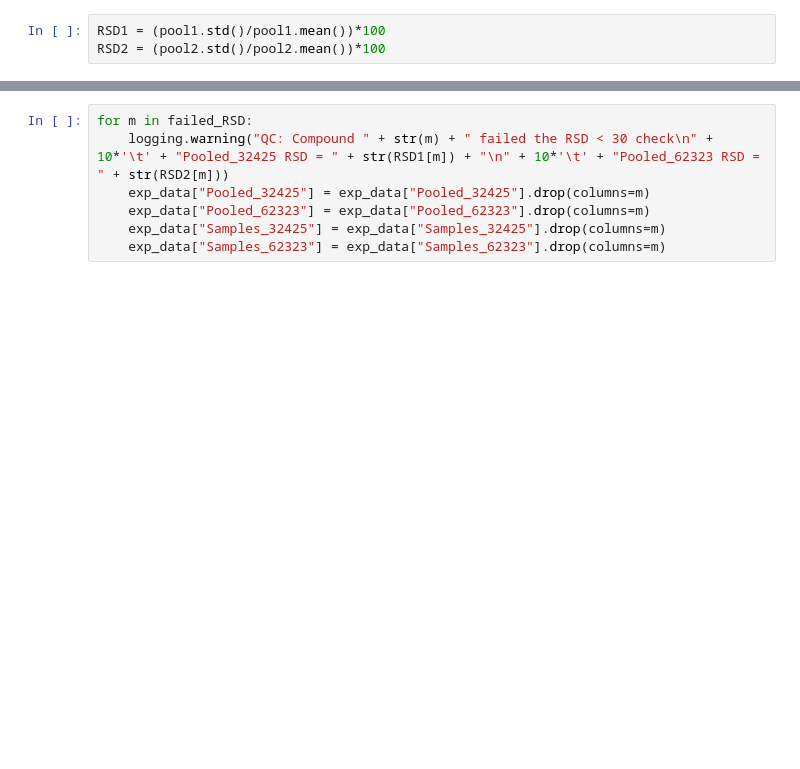
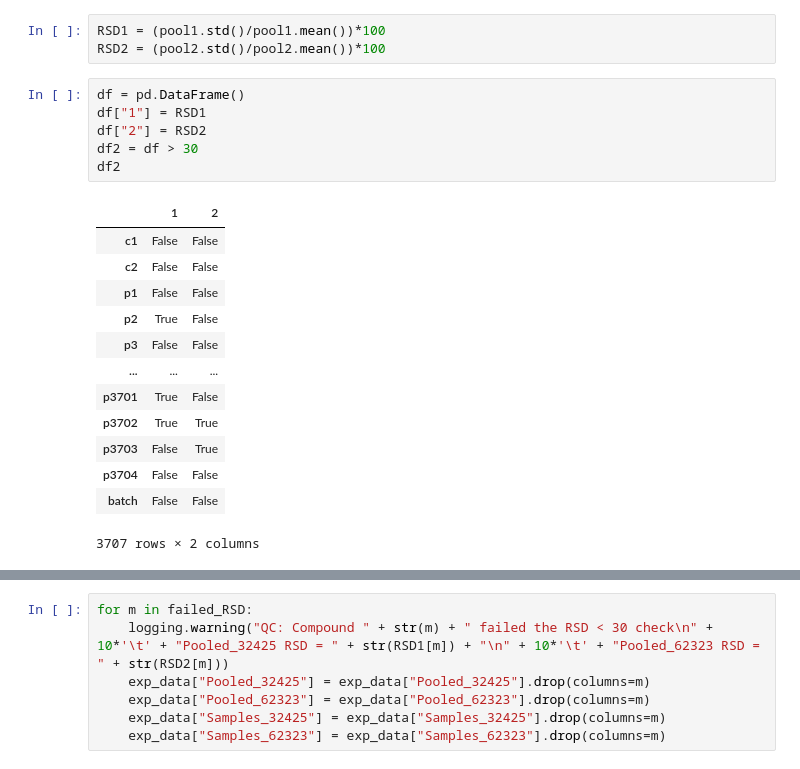
Before and after one commit to spiekos/PiekosLab, a Jupyter notebook: kaylaxu/test.MTBL_datacleaning.ipynb, the cells around one changed output, grey strips where cells are left out. Drawn from its saved outputs; the diff is of its cells as text; blank space fills up the shorter version.

```diff
--- a/kaylaxu/test.MTBL_datacleaning.ipynb
+++ b/kaylaxu/test.MTBL_datacleaning.ipynb
@@ -172,3 +173,23 @@ pool2 = exp_data["Pooled_62323"]
 # %%
 RSD1 = (pool1.std()/pool1.mean())*100
 RSD2 = (pool2.std()/pool2.mean())*100
+# %%
+df = pd.DataFrame()
+df["1"] = RSD1
+df["2"] = RSD2
+df2 = df > 30
+df2
+# %% [output]
+|  | 1 | 2 |
+| c1 | False | False |
+| c2 | False | False |
+| p1 | False | False |
+| p2 | True | False |
+| p3 | False | False |
+| ... | ... | ... |
+| p3701 | True | False |
+| p3702 | True | True |
+| p3703 | False | True |
+| p3704 | False | False |
+| batch | False | False |
+3707 rows × 2 columns
```
Also changed, not shown: parts of 22 cells of this notebook, 5 other files.
